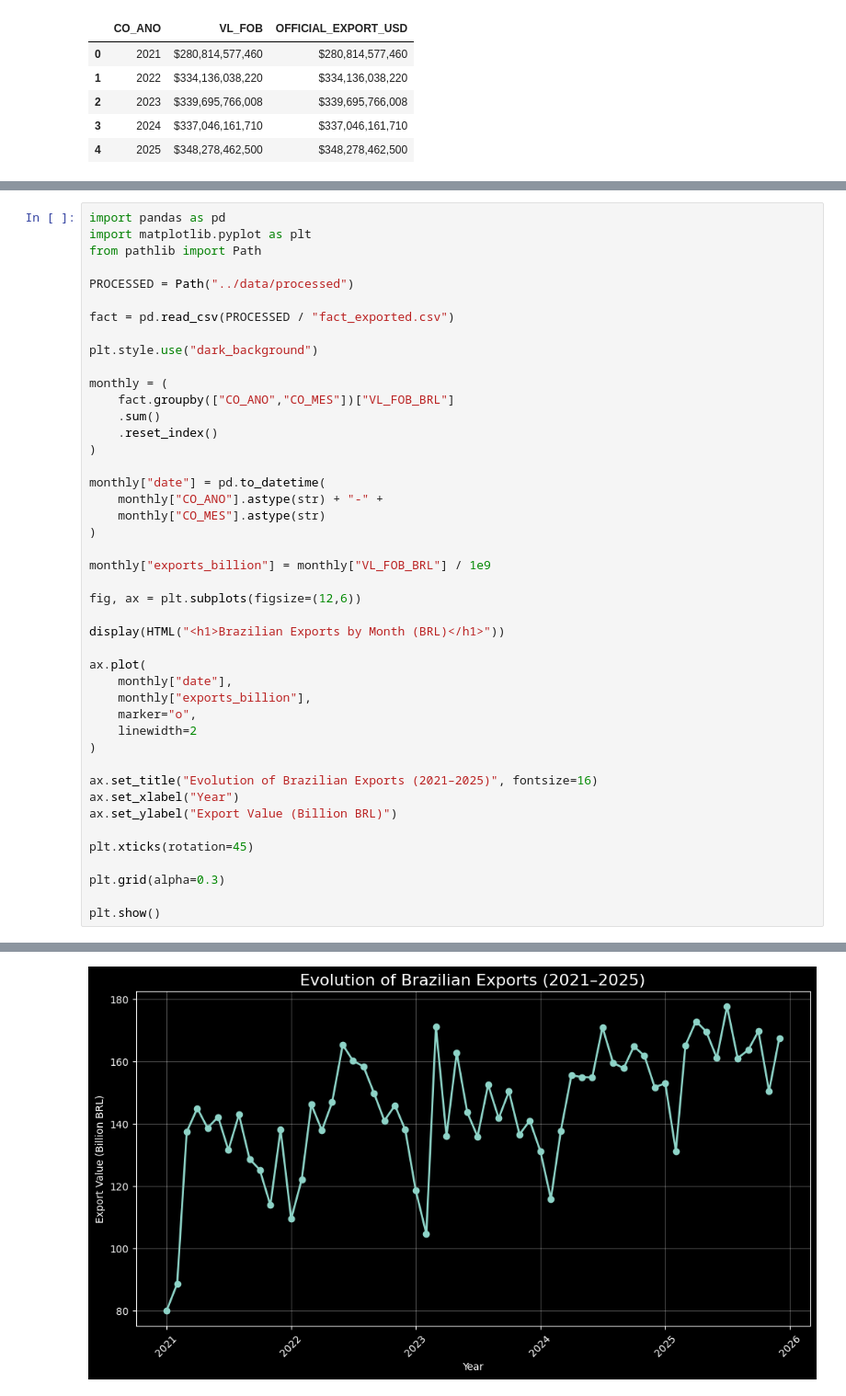
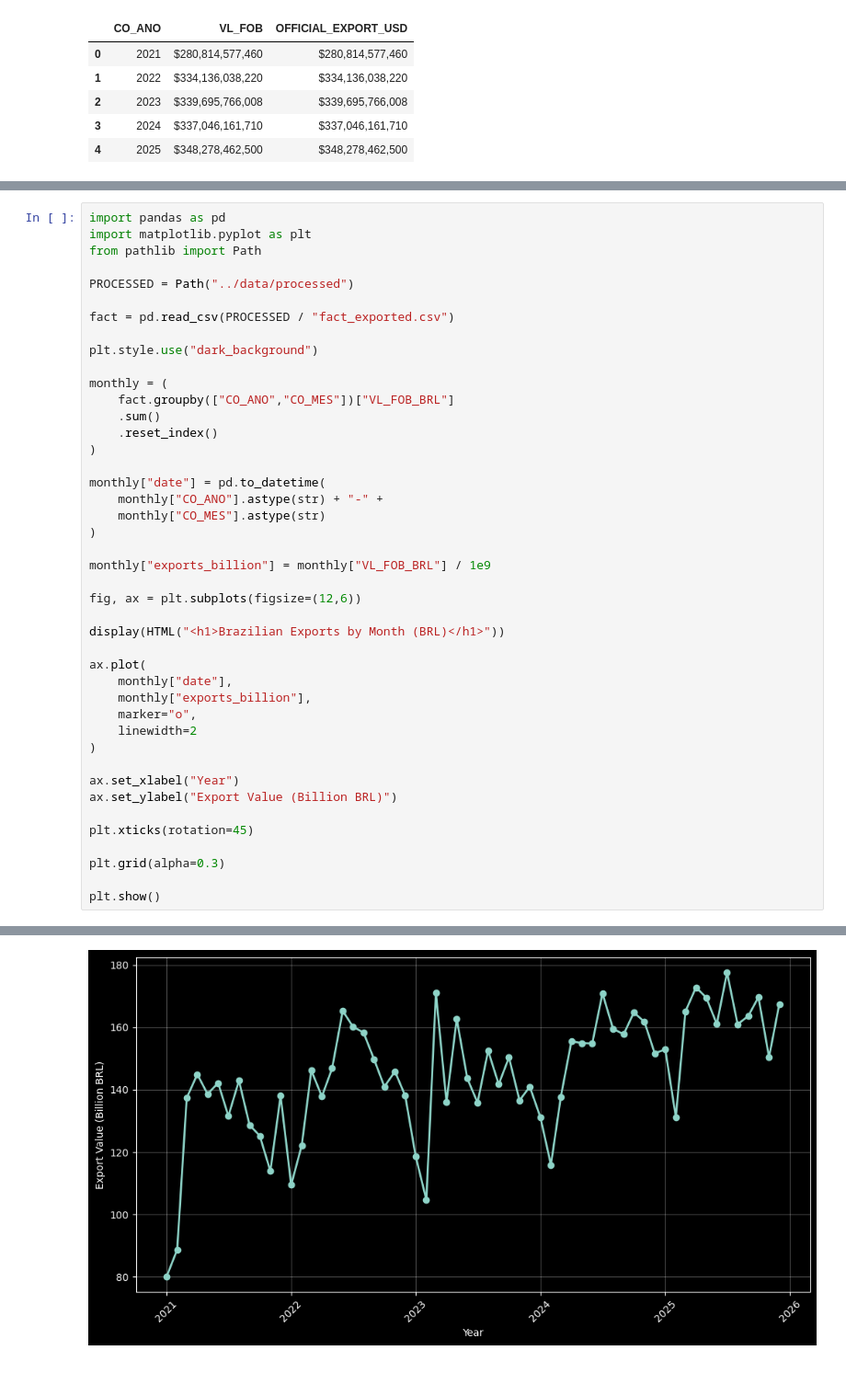
Before and after one commit to loregbrw/agro-xpto-data-analysis, a Jupyter notebook: notebooks/eda.ipynb, the cells around one changed output, grey strips where cells are left out. Shown at 92% size. Saved outputs shown, nothing was run; the diff lists cells and outputs as text; blank space fills up the shorter version.

```diff
--- a/notebooks/eda.ipynb
+++ b/notebooks/eda.ipynb
@@ -84,35 +82,34 @@ monthly = (
 )
 
 monthly["date"] = pd.to_datetime(
     monthly["CO_ANO"].astype(str) + "-" +
     monthly["CO_MES"].astype(str)
 )
 
 monthly["exports_billion"] = monthly["VL_FOB_BRL"] / 1e9
 
 fig, ax = plt.subplots(figsize=(12,6))
 
 display(HTML("<h1>Brazilian Exports by Month (BRL)</h1>"))
 
 ax.plot(
     monthly["date"],
     monthly["exports_billion"],
     marker="o",
     linewidth=2
 )
 
-ax.set_title("Evolution of Brazilian Exports (2021–2025)", fontsize=16)
 ax.set_xlabel("Year")
 ax.set_ylabel("Export Value (Billion BRL)")
 
 plt.xticks(rotation=45)
 
 plt.grid(alpha=0.3)
 
 plt.show()
 # %% [output]
 Brazilian Exports by Month (BRL)
-[figure, old version]
+[figure, new version]
 # %%
 PROCESSED = Path("../data/processed")
 
```
Also changed, not shown: parts of 4 cells of this notebook.
